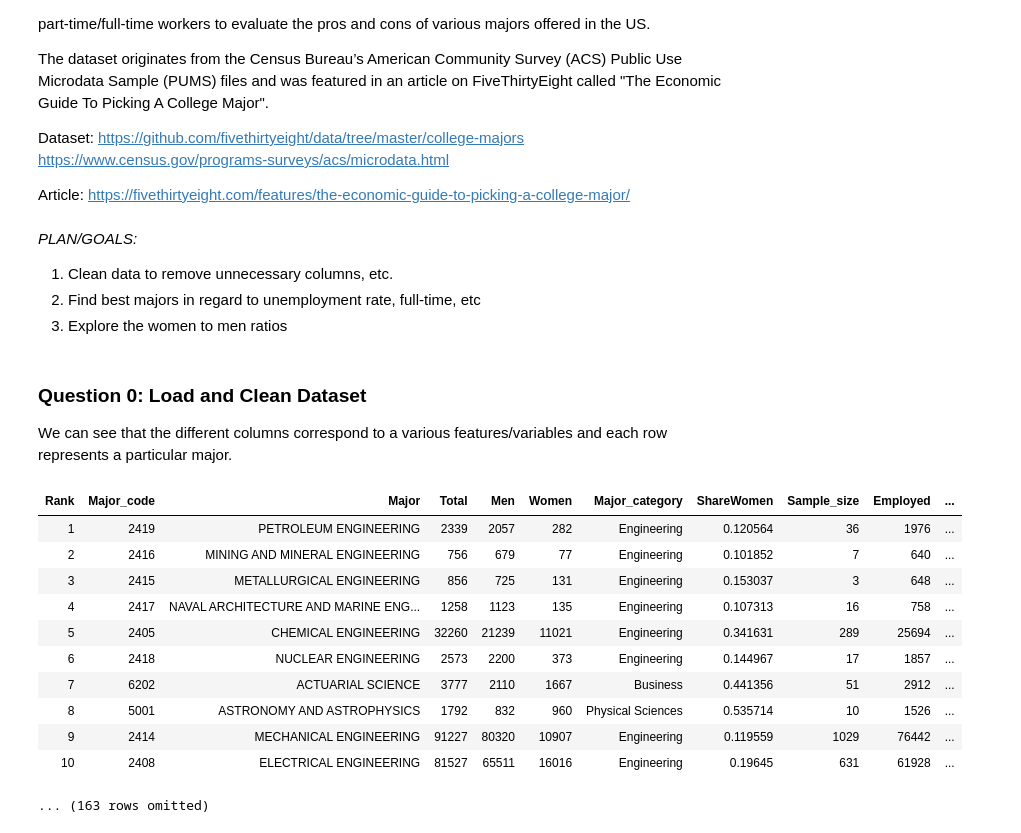
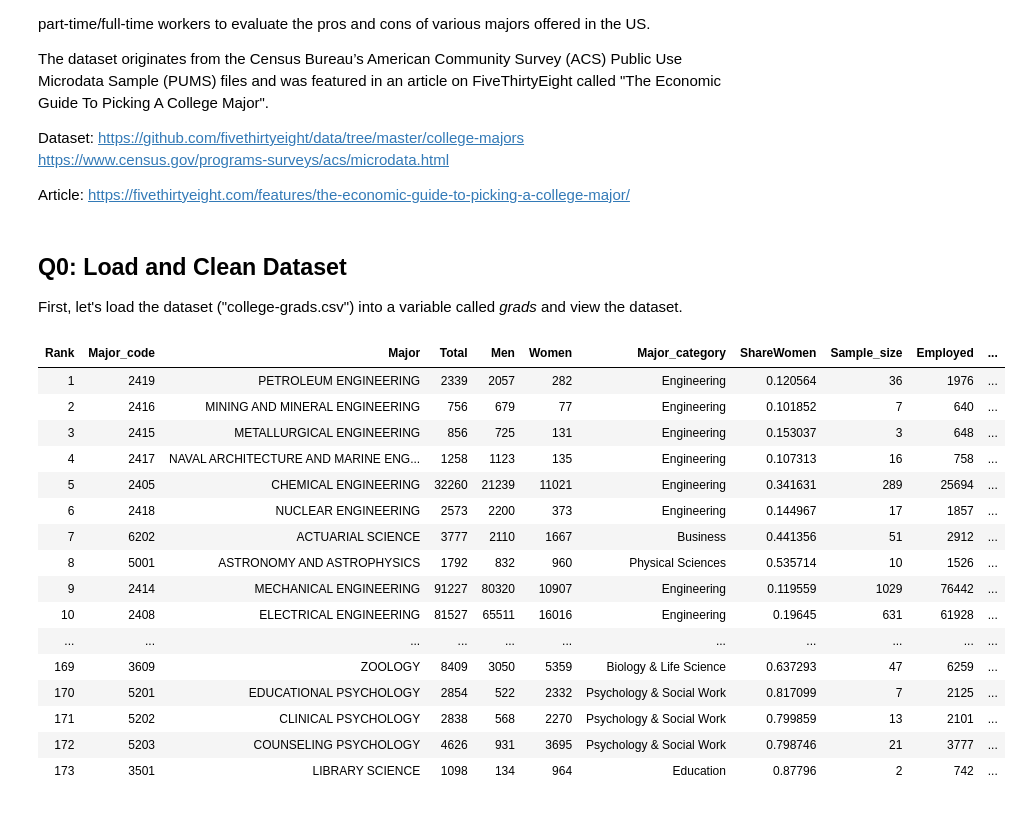
Before and after one commit to ucsb-ds/f20-fellows-projects, a Jupyter notebook: rhollingsworth-college-grads/college-grads.ipynb, the cells around one changed output. Cells and saved outputs as stored; diff of their text form; code cells hidden in the pictures.

```diff
--- a/rhollingsworth-college-grads/college-grads.ipynb
+++ b/rhollingsworth-college-grads/college-grads.ipynb
@@ -11,9 +11,4 @@ Dataset: https://github.com/fivethirtyeight/data/tree/master/college-majors
          https://www.census.gov/programs-surveys/acs/microdata.html
 
 Article: https://fivethirtyeight.com/features/the-economic-guide-to-picking-a-college-major/
-# %% [markdown]
-*PLAN/GOALS:*
-1. Clean data to remove unnecessary columns, etc.
-3. Find best majors in regard to unemployment rate, full-time, etc
-4. Explore the women to men ratios
 # %%
@@ -26,23 +22,28 @@ import matplotlib.pyplot as plt
 plt.style.use('fivethirtyeight')
 import warnings
 warnings.simplefilter('ignore', FutureWarning)
-# %% [markdown]
-### Question 0: Load and Clean Dataset
-
-We can see that the different columns correspond to a various features/variables and each row represents a particular major.
+# %% [markdown]
+## Q0: Load and Clean Dataset
+
+First, let's load the dataset ("college-grads.csv") into a variable called *grads* and view the dataset.
 # %%
-grads_full = Table().read_table("recent-grads.csv")
-grads_full
+grads = Table().read_table("college-grads.csv") # SOLUTION
+grads.show() # SOLUTION
 # %% [output]
 | Rank | Major_code | Major | Total | Men | Women | Major_category | ShareWomen | Sample_size | Employed | ... |
 | 1 | 2419 | PETROLEUM ENGINEERING | 2339 | 2057 | 282 | Engineering | 0.120564 | 36 | 1976 | ... |
 | 2 | 2416 | MINING AND MINERAL ENGINEERING | 756 | 679 | 77 | Engineering | 0.101852 | 7 | 640 | ... |
 | 3 | 2415 | METALLURGICAL ENGINEERING | 856 | 725 | 131 | Engineering | 0.153037 | 3 | 648 | ... |
 | 4 | 2417 | NAVAL ARCHITECTURE AND MARINE ENG... | 1258 | 1123 | 135 | Engineering | 0.107313 | 16 | 758 | ... |
 | 5 | 2405 | CHEMICAL ENGINEERING | 32260 | 21239 | 11021 | Engineering | 0.341631 | 289 | 25694 | ... |
 | 6 | 2418 | NUCLEAR ENGINEERING | 2573 | 2200 | 373 | Engineering | 0.144967 | 17 | 1857 | ... |
 | 7 | 6202 | ACTUARIAL SCIENCE | 3777 | 2110 | 1667 | Business | 0.441356 | 51 | 2912 | ... |
 | 8 | 5001 | ASTRONOMY AND ASTROPHYSICS | 1792 | 832 | 960 | Physical Sciences | 0.535714 | 10 | 1526 | ... |
 | 9 | 2414 | MECHANICAL ENGINEERING | 91227 | 80320 | 10907 | Engineering | 0.119559 | 1029 | 76442 | ... |
 | 10 | 2408 | ELECTRICAL ENGINEERING | 81527 | 65511 | 16016 | Engineering | 0.19645 | 631 | 61928 | ... |
+| ... | ... | ... | ... | ... | ... | ... | ... | ... | ... | ... |
+| 169 | 3609 | ZOOLOGY | 8409 | 3050 | 5359 | Biology & Life Science | 0.637293 | 47 | 6259 | ... |
+| 170 | 5201 | EDUCATIONAL PSYCHOLOGY | 2854 | 522 | 2332 | Psychology & Social Work | 0.817099 | 7 | 2125 | ... |
+| 171 | 5202 | CLINICAL PSYCHOLOGY | 2838 | 568 | 2270 | Psychology & Social Work | 0.799859 | 13 | 2101 | ... |
+| 172 | 5203 | COUNSELING PSYCHOLOGY | 4626 | 931 | 3695 | Psychology & Social Work | 0.798746 | 21 | 3777 | ... |
+| 173 | 3501 | LIBRARY SCIENCE | 1098 | 134 | 964 | Education | 0.87796 | 2 | 742 | ... |
-... (163 rows omitted)
```
Also changed, not shown: parts of 25 cells of this notebook.
